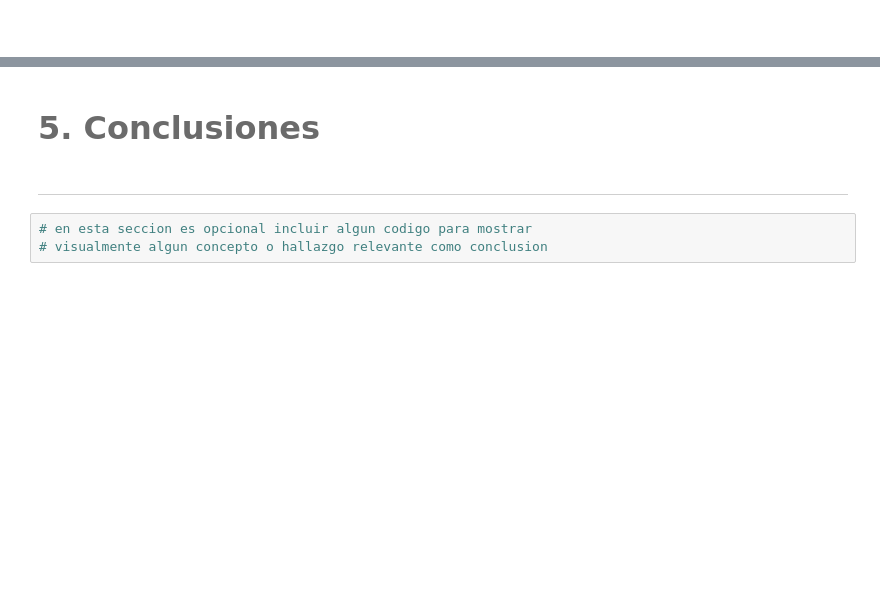
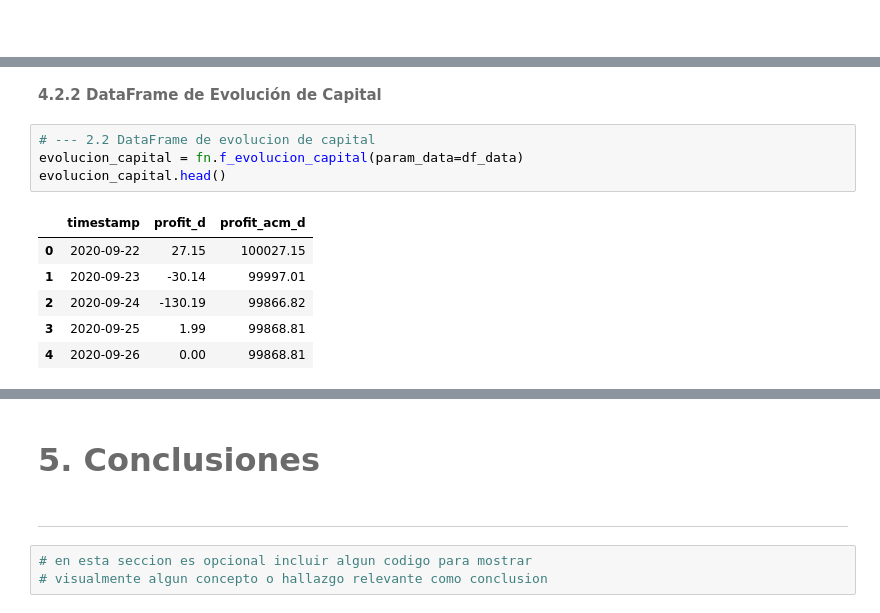
Before and after one commit to lizette98/myst_equipo8_lab3, a Jupyter notebook: notebook.ipynb, the cells around one changed output, grey strips where cells are left out. Drawn from its saved outputs; the diff is of its cells as text; blank space fills up the shorter version.

```diff
--- a/notebook.ipynb
+++ b/notebook.ipynb
@@ -100,0 +197,13 @@ print(pip_size)
+# %% [markdown]
+<font color= #6B6B6B> <font size = 4.5> **4.2.2 DataFrame de Evolución de Capital** </font>
+# %%
+# --- 2.2 DataFrame de evolucion de capital
+evolucion_capital = fn.f_evolucion_capital(param_data=df_data)
+evolucion_capital.head()
+# %% [output]
+|  | timestamp | profit_d | profit_acm_d |
+| 0 | 2020-09-22 | 27.15 | 100027.15 |
+| 1 | 2020-09-23 | -30.14 | 99997.01 |
+| 2 | 2020-09-24 | -130.19 | 99866.82 |
+| 3 | 2020-09-25 | 1.99 | 99868.81 |
+| 4 | 2020-09-26 | 0.00 | 99868.81 |
```
Also changed, not shown: parts of 29 cells of this notebook.
